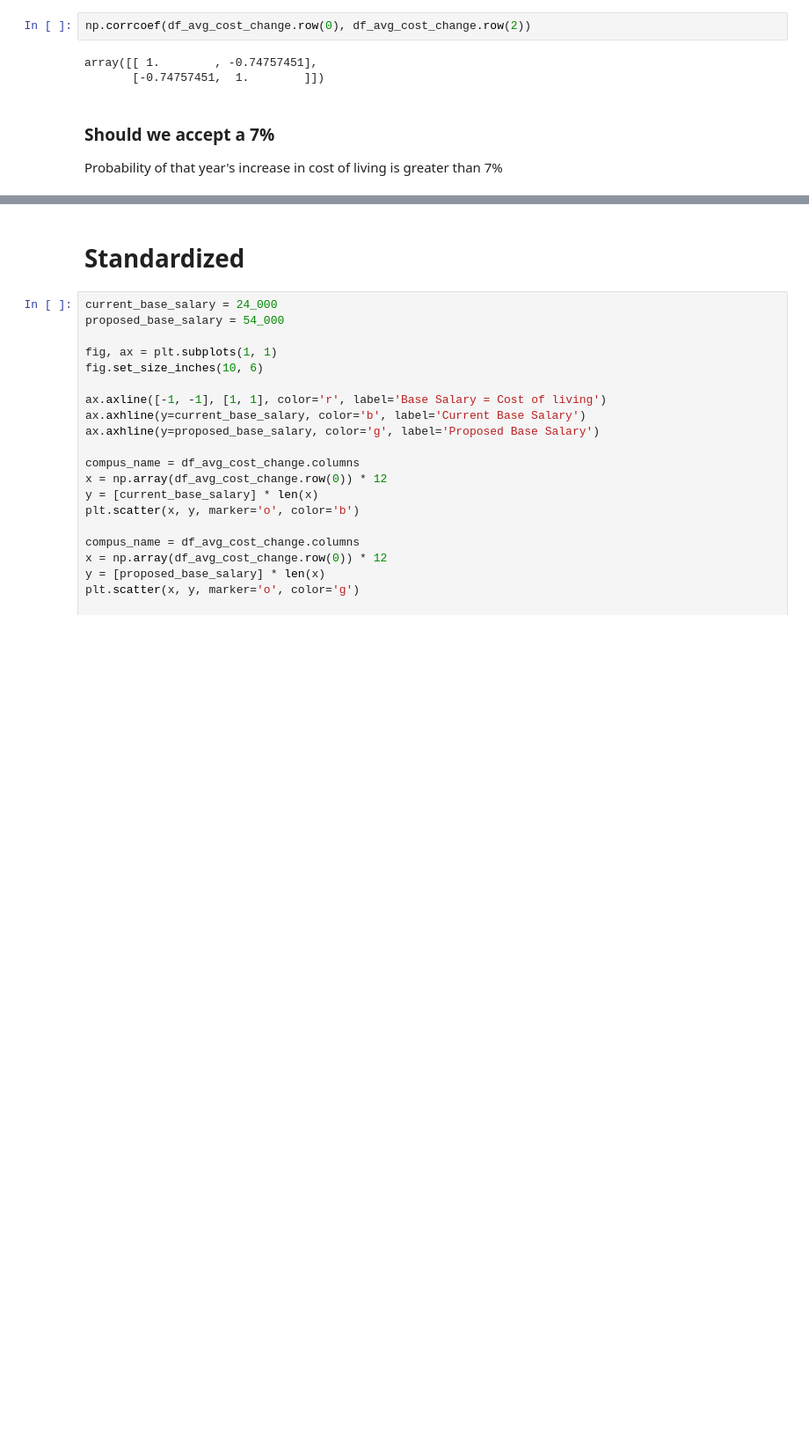
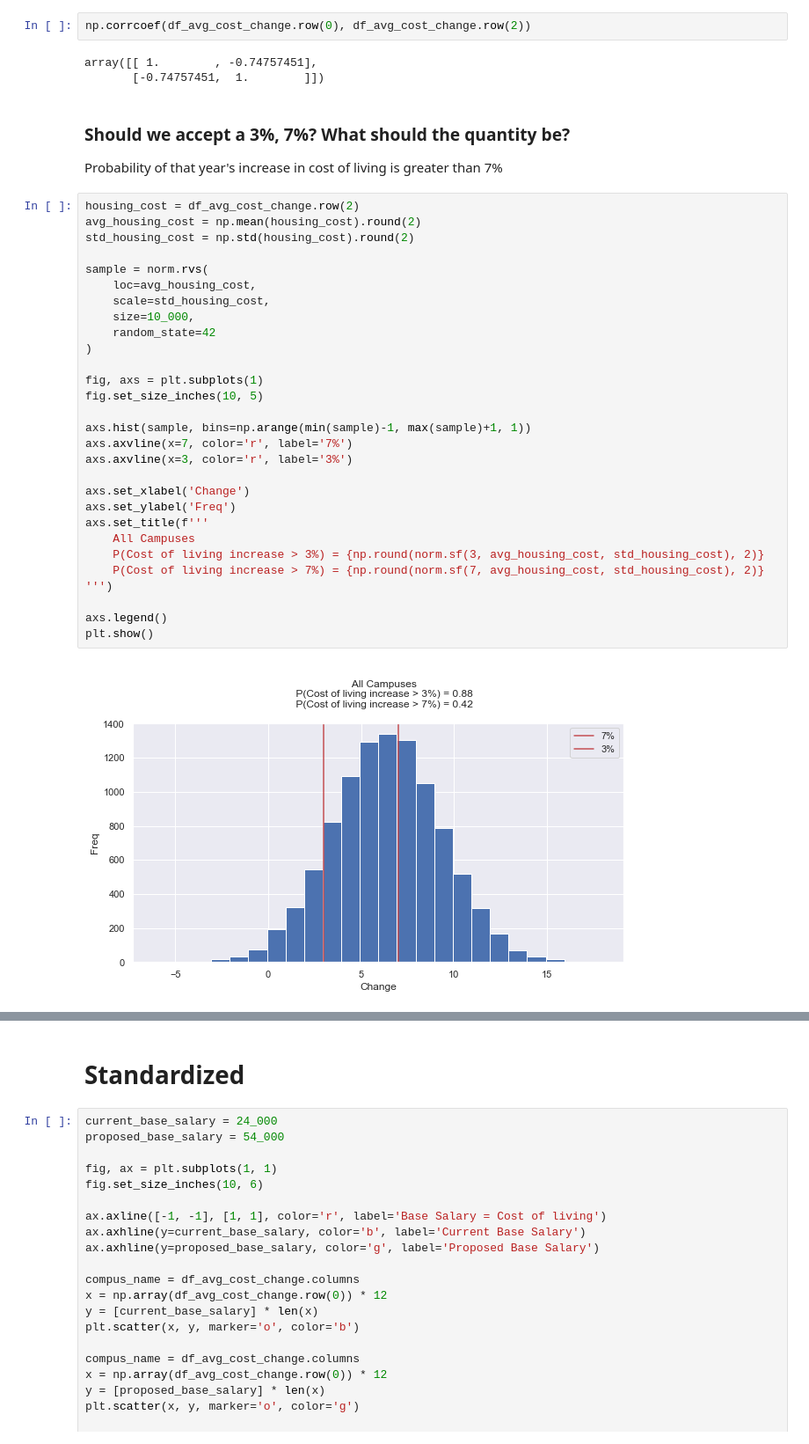
Before and after one commit to NeotenicPrimate/UawAnalysis, a Jupyter notebook: analysis/uc_housing.ipynb, the cells around one changed output, grey strips where cells are left out. Shown at 88% size. Saved outputs shown, nothing was run; the diff lists cells and outputs as text; blank space fills up the shorter version.

Commit message:
uc_housing minimum increase

```diff
--- a/analysis/uc_housing.ipynb
+++ b/analysis/uc_housing.ipynb
@@ -74,7 +74,38 @@ np.corrcoef(df_avg_cost_change.row(0), df_avg_cost_change.row(2))
 array([[ 1.        , -0.74757451],
        [-0.74757451,  1.        ]])
 # %% [markdown]
-### Should we accept a 7%
+### Should we accept a 3%, 7%? What should the quantity be?
 
 Probability of that year's increase in cost of living is greater than 7%
+# %%
+housing_cost = df_avg_cost_change.row(2)
+avg_housing_cost = np.mean(housing_cost).round(2)
+std_housing_cost = np.std(housing_cost).round(2)
+
+sample = norm.rvs(
+    loc=avg_housing_cost,
+    scale=std_housing_cost,
+    size=10_000,
+    random_state=42
+)
+
+fig, axs = plt.subplots(1)
+fig.set_size_inches(10, 5)
+
+axs.hist(sample, bins=np.arange(min(sample)-1, max(sample)+1, 1))
+axs.axvline(x=7, color='r', label='7%')
+axs.axvline(x=3, color='r', label='3%')
+
+axs.set_xlabel('Change')
+axs.set_ylabel('Freq')
+axs.set_title(f'''
+    All Campuses
+    P(Cost of living increase > 3%) = {np.round(norm.sf(3, avg_housing_cost, std_housing_cost), 2)}
+    P(Cost of living increase > 7%) = {np.round(norm.sf(7, avg_housing_cost, std_housing_cost), 2)}
+''')
+
+axs.legend()
+plt.show()
+# %% [output]
+[figure, added]
 # %%
```
Also changed, not shown: parts of 3 cells of this notebook.
